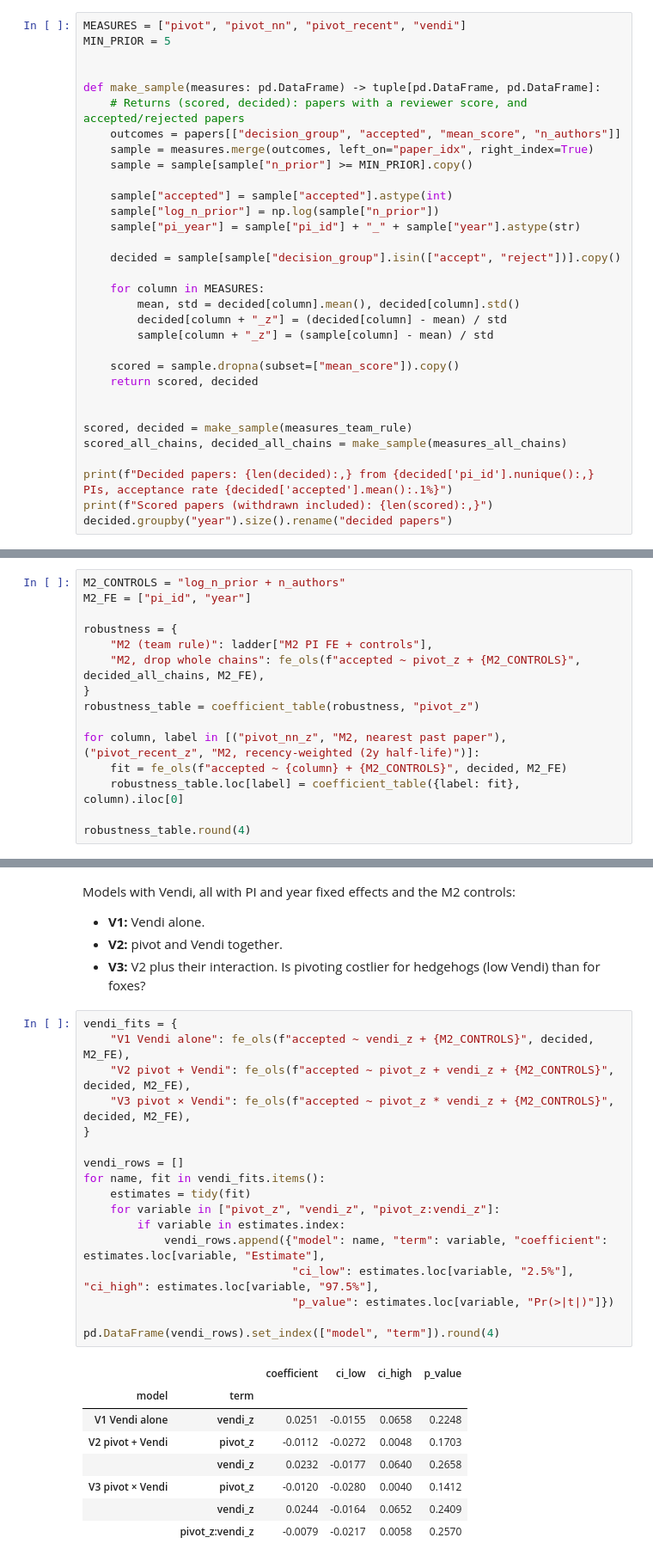
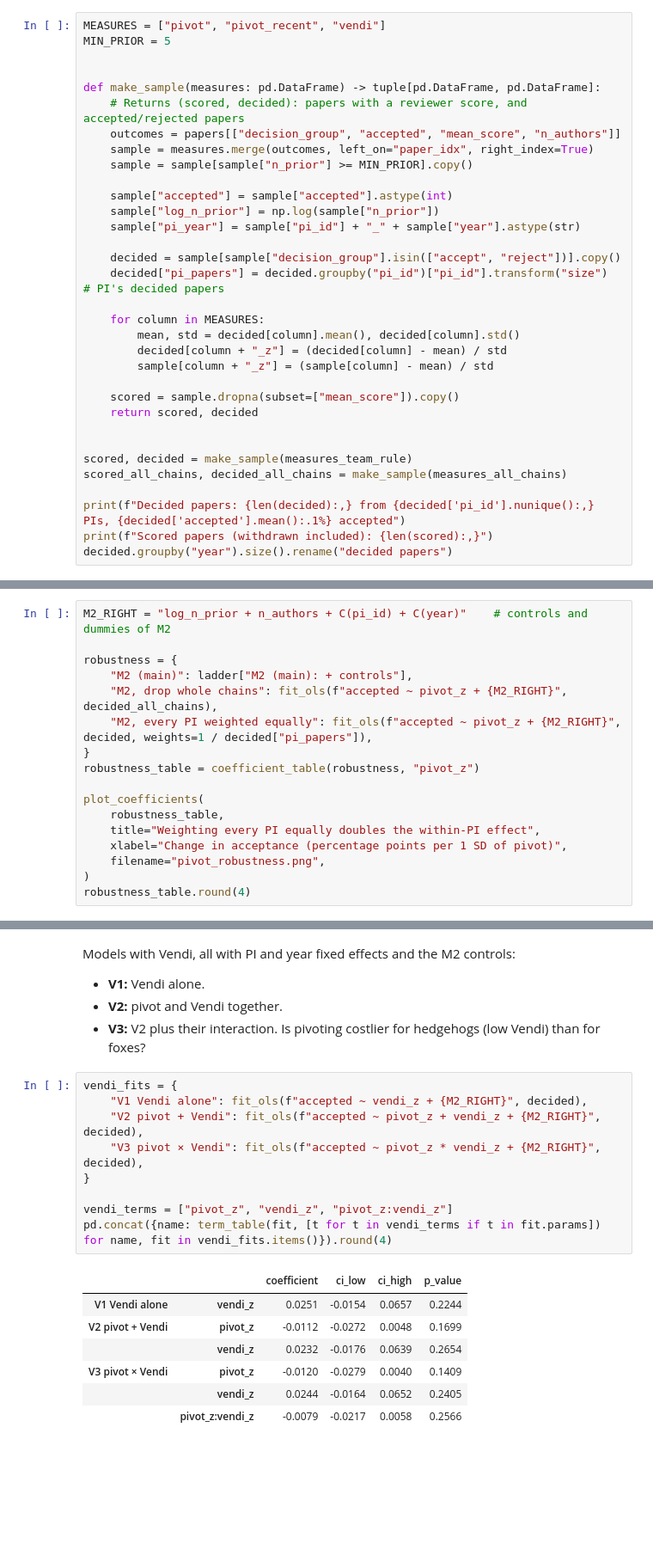
Before and after one commit to angellicodigo/COS424_Project, a Jupyter notebook: pivot_index.ipynb, the cells around one changed output, grey strips where cells are left out. Shown at 86% size. Drawn from its saved outputs; the diff is of its cells as text; blank space fills up the shorter version.

```diff
--- a/pivot_index.ipynb
+++ b/pivot_index.ipynb
@@ -117,5 +120,5 @@ We keep PI papers with at least 5 prior papers. Each measure is standardised on
 # %%
-MEASURES = ["pivot", "pivot_nn", "pivot_recent", "vendi"]
+MEASURES = ["pivot", "pivot_recent", "vendi"]
 MIN_PRIOR = 5
 
 
@@ -130,6 +133,7 @@ def make_sample(measures: pd.DataFrame) -> tuple[pd.DataFrame, pd.DataFrame]:
     sample["pi_year"] = sample["pi_id"] + "_" + sample["year"].astype(str)
 
     decided = sample[sample["decision_group"].isin(["accept", "reject"])].copy()
+    decided["pi_papers"] = decided.groupby("pi_id")["pi_id"].transform("size")    # PI's decided papers
 
     for column in MEASURES:
         mean, std = decided[column].mean(), decided[column].std()
@@ -143,7 +147,7 @@ def make_sample(measures: pd.DataFrame) -> tuple[pd.DataFrame, pd.DataFrame]:
 scored, decided = make_sample(measures_team_rule)
 scored_all_chains, decided_all_chains = make_sample(measures_all_chains)
 
-print(f"Decided papers: {len(decided):,} from {decided['pi_id'].nunique():,} PIs, acceptance rate {decided['accepted'].mean():.1%}")
+print(f"Decided papers: {len(decided):,} from {decided['pi_id'].nunique():,} PIs, {decided['accepted'].mean():.1%} accepted")
 print(f"Scored papers (withdrawn included): {len(scored):,}")
 decided.groupby("year").size().rename("decided papers")
 # %% [output]
@@ -363,18 +380,20 @@ Each row changes one thing in M2:
 - **Pivot quintiles:** dummies in place of a straight line, in case the effect is not linear.
 - **Fixed-effects logit:** a conditional logit with PI groups, in place of the linear probability model.
 # %%
-M2_CONTROLS = "log_n_prior + n_authors"
-M2_FE = ["pi_id", "year"]
+M2_RIGHT = "log_n_prior + n_authors + C(pi_id) + C(year)"    # controls and dummies of M2
 
 robustness = {
-    "M2 (team rule)": ladder["M2 PI FE + controls"],
-    "M2, drop whole chains": fe_ols(f"accepted ~ pivot_z + {M2_CONTROLS}", decided_all_chains, M2_FE),
+    "M2 (main)": ladder["M2 (main): + controls"],
+    "M2, drop whole chains": fit_ols(f"accepted ~ pivot_z + {M2_RIGHT}", decided_all_chains),
+    "M2, every PI weighted equally": fit_ols(f"accepted ~ pivot_z + {M2_RIGHT}", decided, weights=1 / decided["pi_papers"]),
 }
 robustness_table = coefficient_table(robustness, "pivot_z")
 
-for column, label in [("pivot_nn_z", "M2, nearest past paper"), ("pivot_recent_z", "M2, recency-weighted (2y half-life)")]:
-    fit = fe_ols(f"accepted ~ {column} + {M2_CONTROLS}", decided, M2_FE)
-    robustness_table.loc[label] = coefficient_table({label: fit}, column).iloc[0]
-
+plot_coefficients(
+    robustness_table,
+    title="Weighting every PI equally doubles the within-PI effect",
+    xlabel="Change in acceptance (percentage points per 1 SD of pivot)",
+    filename="pivot_robustness.png",
+)
 robustness_table.round(4)
 # %% [output]
@@ -508,28 +584,19 @@ Models with Vendi, all with PI and year fixed effects and the M2 controls:
 - **V3:** V2 plus their interaction. Is pivoting costlier for hedgehogs (low Vendi) than for foxes?
 # %%
 vendi_fits = {
-    "V1 Vendi alone": fe_ols(f"accepted ~ vendi_z + {M2_CONTROLS}", decided, M2_FE),
-    "V2 pivot + Vendi": fe_ols(f"accepted ~ pivot_z + vendi_z + {M2_CONTROLS}", decided, M2_FE),
-    "V3 pivot × Vendi": fe_ols(f"accepted ~ pivot_z * vendi_z + {M2_CONTROLS}", decided, M2_FE),
+    "V1 Vendi alone": fit_ols(f"accepted ~ vendi_z + {M2_RIGHT}", decided),
+    "V2 pivot + Vendi": fit_ols(f"accepted ~ pivot_z + vendi_z + {M2_RIGHT}", decided),
+    "V3 pivot × Vendi": fit_ols(f"accepted ~ pivot_z * vendi_z + {M2_RIGHT}", decided),
 }
 
-vendi_rows = []
-for name, fit in vendi_fits.items():
-    estimates = tidy(fit)
-    for variable in ["pivot_z", "vendi_z", "pivot_z:vendi_z"]:
-        if variable in estimates.index:
-            vendi_rows.append({"model": name, "term": variable, "coefficient": estimates.loc[variable, "Estimate"],
-                               "ci_low": estimates.loc[variable, "2.5%"], "ci_high": estimates.loc[variable, "97.5%"],
-                               "p_value": estimates.loc[variable, "Pr(>|t|)"]})
-
-pd.DataFrame(vendi_rows).set_index(["model", "term"]).round(4)
+vendi_terms = ["pivot_z", "vendi_z", "pivot_z:vendi_z"]
+pd.concat({name: term_table(fit, [t for t in vendi_terms if t in fit.params]) for name, fit in vendi_fits.items()}).round(4)
 # %% [output]
 |  |  | coefficient | ci_low | ci_high | p_value |
-| model | term |  |  |  |  |
-| V1 Vendi alone | vendi_z | 0.0251 | -0.0155 | 0.0658 | 0.2248 |
-| V2 pivot + Vendi | pivot_z | -0.0112 | -0.0272 | 0.0048 | 0.1703 |
-|  | vendi_z | 0.0232 | -0.0177 | 0.0640 | 0.2658 |
-| V3 pivot × Vendi | pivot_z | -0.0120 | -0.0280 | 0.0040 | 0.1412 |
-|  | vendi_z | 0.0244 | -0.0164 | 0.0652 | 0.2409 |
-|  | pivot_z:vendi_z | -0.0079 | -0.0217 | 0.0058 | 0.2570 |
+| V1 Vendi alone | vendi_z | 0.0251 | -0.0154 | 0.0657 | 0.2244 |
+| V2 pivot + Vendi | pivot_z | -0.0112 | -0.0272 | 0.0048 | 0.1699 |
+|  | vendi_z | 0.0232 | -0.0176 | 0.0639 | 0.2654 |
+| V3 pivot × Vendi | pivot_z | -0.0120 | -0.0279 | 0.0040 | 0.1409 |
+|  | vendi_z | 0.0244 | -0.0164 | 0.0652 | 0.2405 |
+|  | pivot_z:vendi_z | -0.0079 | -0.0217 | 0.0058 | 0.2566 |
 # %%
```
Also changed, not shown: parts of 38 cells of this notebook, 7 other files.
